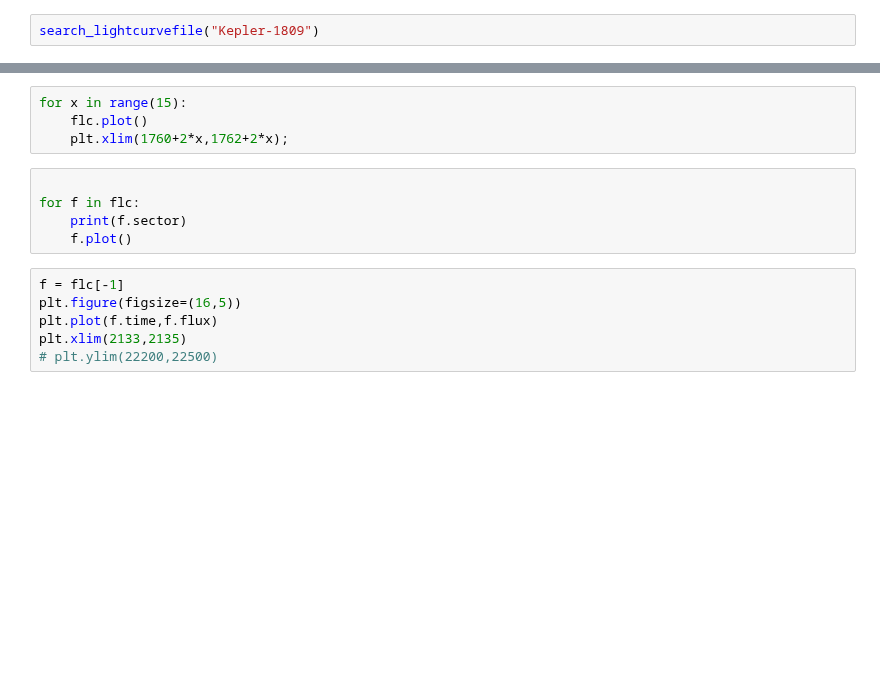
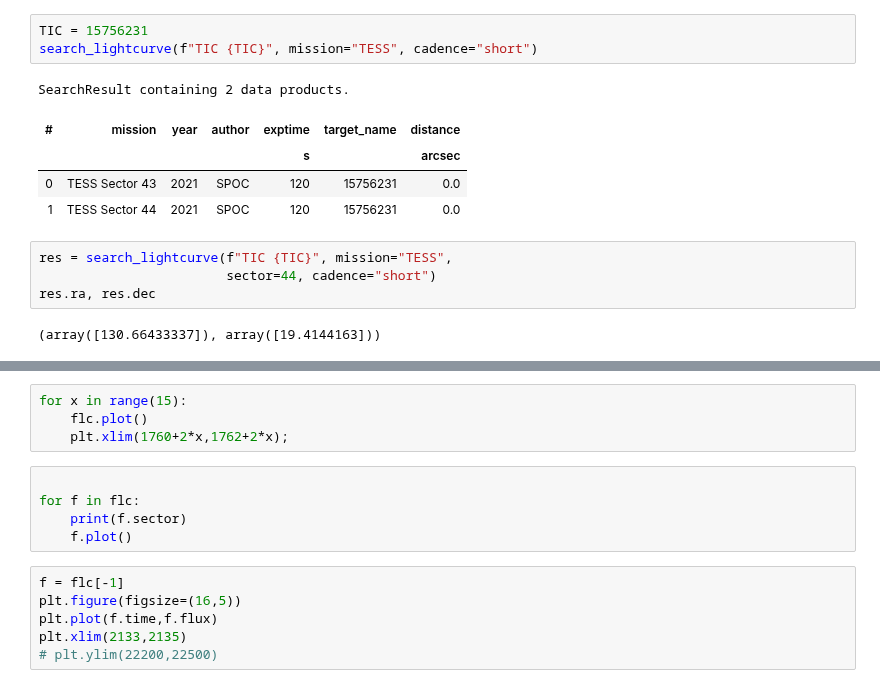
Before and after one commit to ekaterinailin/flaring-spi, a Jupyter notebook: notebooks/TOOL_explore_targets.ipynb, the cells around one changed output, grey strips where cells are left out. Drawn from its saved outputs; the diff is of its cells as text; blank space fills up the shorter version.

```diff
--- a/notebooks/TOOL_explore_targets.ipynb
+++ b/notebooks/TOOL_explore_targets.ipynb
@@ -6,2 +24,15 @@ from lightkurve import search_lightcurvefile
-# %%
-search_lightcurvefile("Kepler-1809")
+# %%
+TIC = 15756231
+search_lightcurve(f"TIC {TIC}", mission="TESS", cadence="short")
+# %% [output]
+SearchResult containing 2 data products.
+| # | mission | year | author | exptime | target_name | distance |
+|  |  |  |  | s |  | arcsec |
+| 0 | TESS Sector 43 | 2021 | SPOC | 120 | 15756231 | 0.0 |
+| 1 | TESS Sector 44 | 2021 | SPOC | 120 | 15756231 | 0.0 |
+# %%
+res = search_lightcurve(f"TIC {TIC}", mission="TESS",
+                        sector=44, cadence="short")
+res.ra, res.dec
+# %% [output]
+(array([130.66433337]), array([19.4144163]))
```
Also changed, not shown: parts of 5 cells of this notebook, 3 other files.
